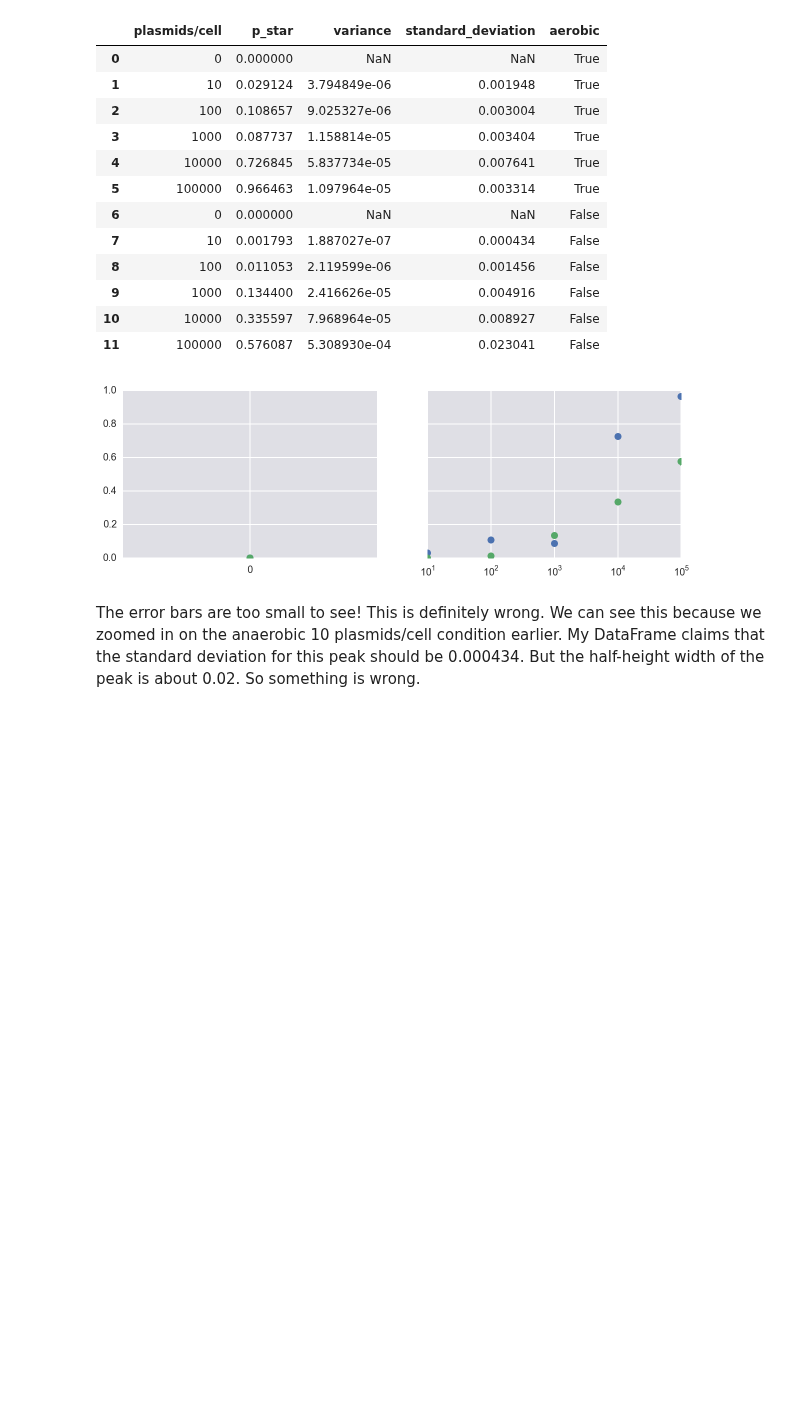
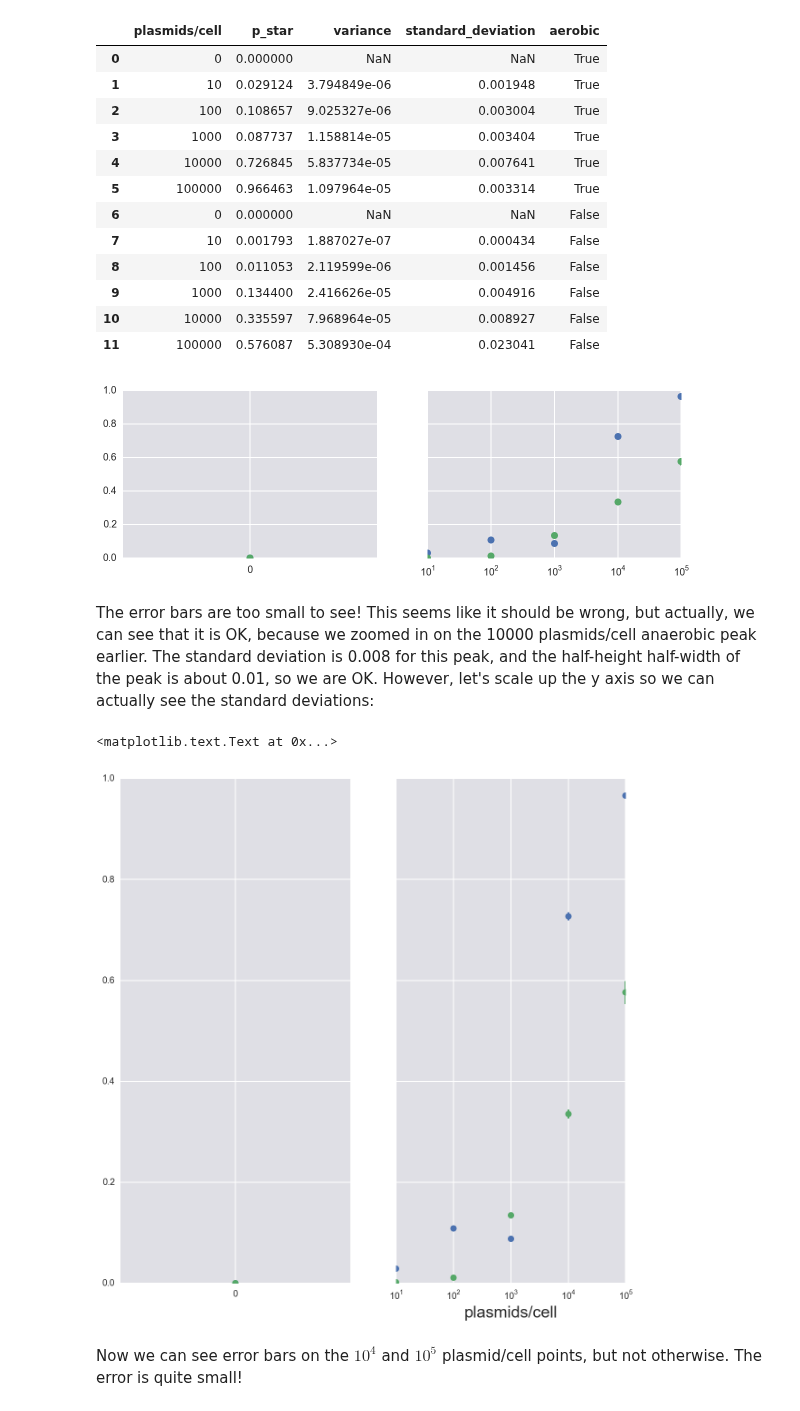
Before and after one commit to yangkky/BeBi-HW, a Jupyter notebook: hw3/group7_hw3_prob1.ipynb, the cells around one changed output. Cells and saved outputs as stored; diff of their text form; code cells hidden in the pictures; blank space fills up the shorter version.

```diff
--- a/hw3/group7_hw3_prob1.ipynb
+++ b/hw3/group7_hw3_prob1.ipynb
@@ -770,4 +784,40 @@ plt.xscale('log')
 # %% [output]
 [figure]
 # %% [markdown]
-The error bars are too small to see! This is definitely wrong. We can see this because we zoomed in on the anaerobic 10 plasmids/cell condition earlier. My DataFrame claims that the standard deviation for this peak should be 0.000434. But the half-height width of the peak is about 0.02. So something is wrong.
+The error bars are too small to see! This seems like it should be wrong, but actually, we can see that it is OK, because we zoomed in on the 10000 plasmids/cell anaerobic peak earlier. The standard deviation is 0.008 for this peak, and the half-height half-width of the peak is about 0.01, so we are OK. However, let's scale up the y axis so we can actually see the standard deviations:
+# %%
+# Create subplots (ax is array of axis objects).
+# We want to have a log scale for x, but this doesn't allow us to see 0 plasmids/cell
+# (because log(0) is undefined). Instead, we will have a log scale for x, and have
+# 0 plasmids/cellon a seperate subplot.
+
+fig, ax = plt.subplots(nrows=1, ncols=2, figsize=(10, 10), sharex=False, sharey=True)
+
+for aerobic in [True, False]:
+    inds = posteriors_approximations['aerobic']==aerobic
+    plt.sca(ax[0])
+    plt.errorbar(posteriors_approximations[inds &
+                        (posteriors_approximations['plasmids/cell']==0)]['plasmids/cell'],
+                     posteriors_approximations[inds &
+                        (posteriors_approximations['plasmids/cell']==0)]['p_star'],
+             yerr=posteriors_approximations[inds &
+                        (posteriors_approximations['plasmids/cell']==0)]['standard_deviation'],
+                fmt='o')
+    plt.sca(ax[1])
+    plt.errorbar(posteriors_approximations[inds]['plasmids/cell'],
+                     posteriors_approximations[inds]['p_star'],
+                yerr=posteriors_approximations[inds]['standard_deviation'],
+                fmt='o')
+plt.sca(ax[0])
+plt.xlim([-1,1])
+plt.xticks([0])
+
+plt.sca(ax[1])
+plt.xscale('log')
+
+plt.xlabel('plasmids/cell')
+# %% [output]
+<matplotlib.text.Text at 0x...>
+[figure, added]
+# %% [markdown]
+Now we can see error bars on the $10^4$ and $10^5$ plasmid/cell points, but not otherwise. The error is quite small!
```
Also changed, not shown: parts of 3 cells of this notebook.
